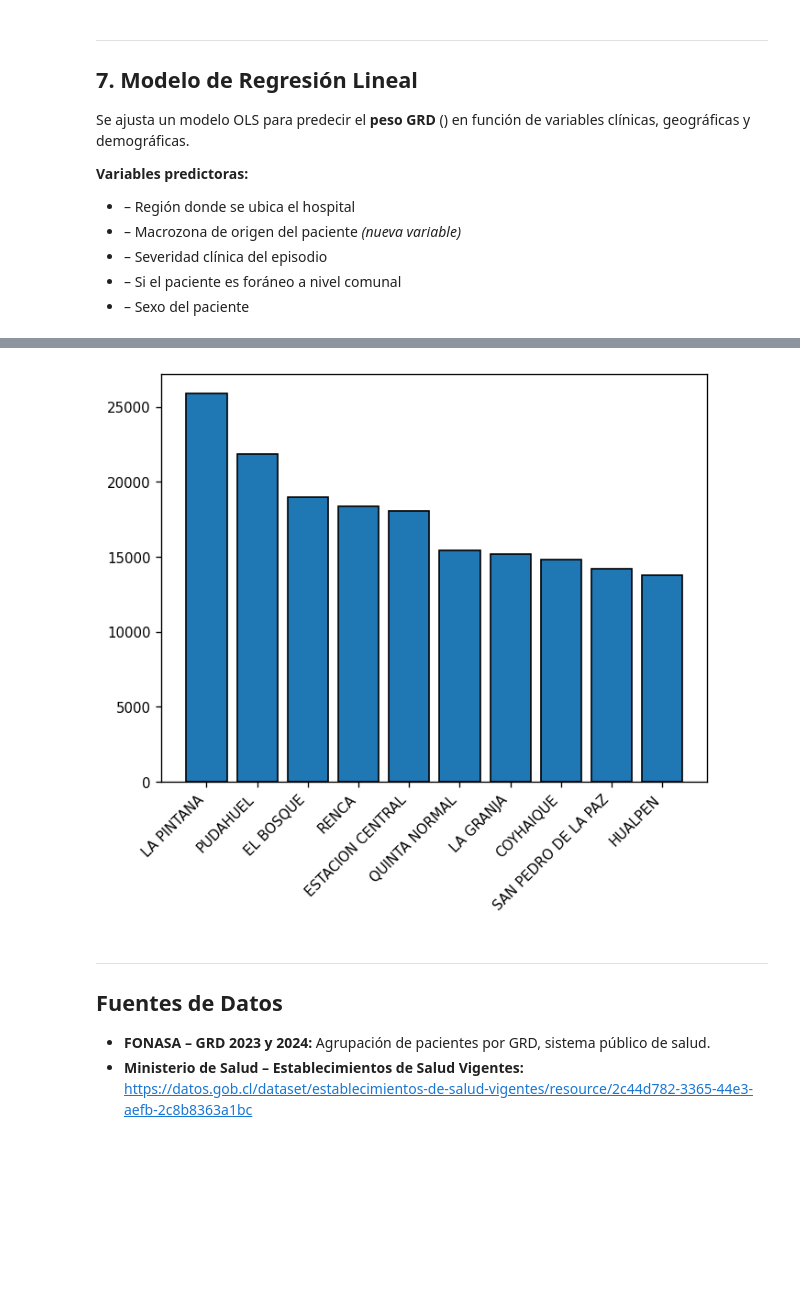
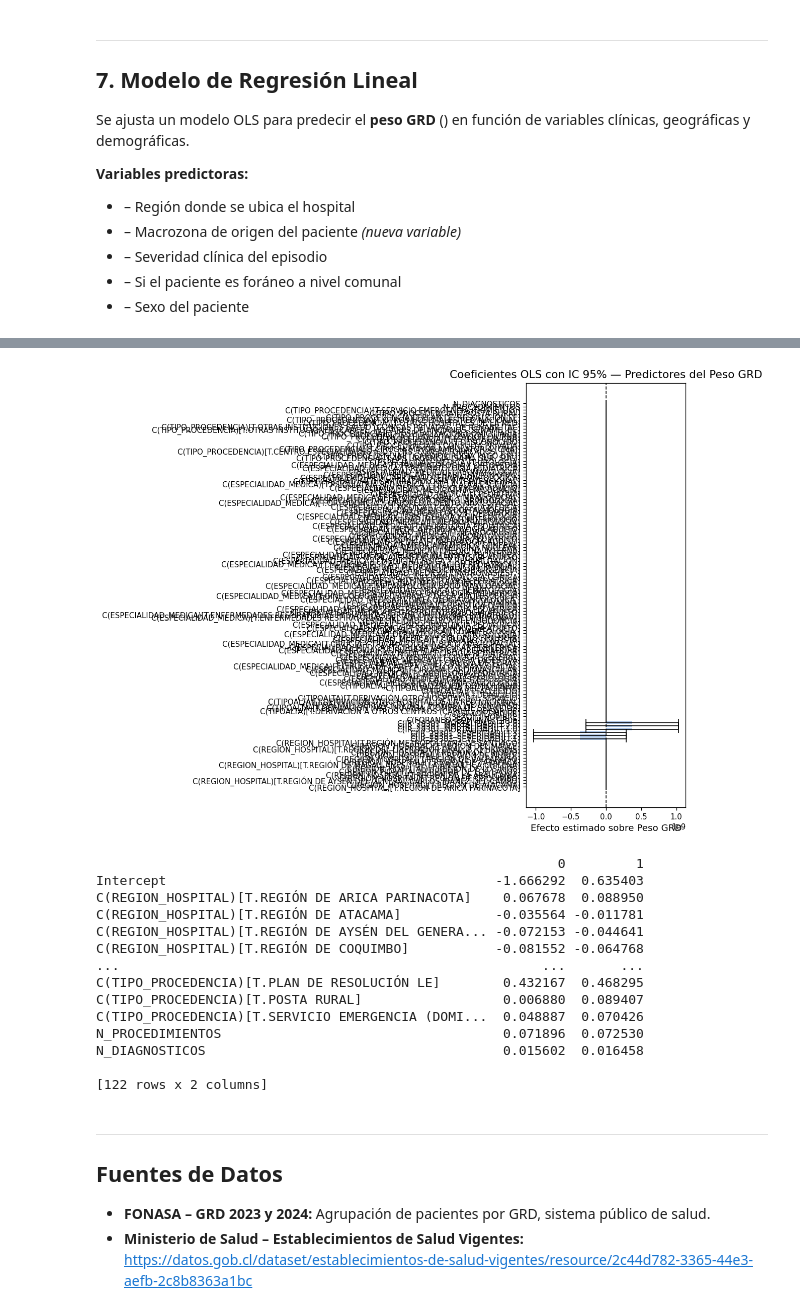
Before and after one commit to thenoeyedgirl/proyecto-GRD-Fonasa, a Jupyter notebook: Analisis_Grupo_5_v2.ipynb, the cells around one changed output, grey strips where cells are left out. Cells and saved outputs as stored; diff of their text form; code cells hidden in the pictures; blank space fills up the shorter version.

```diff
--- a/Analisis_Grupo_5_v2.ipynb
+++ b/Analisis_Grupo_5_v2.ipynb
@@ -738,8 +723,10 @@ de variables clínicas, geográficas y demográficas.
 -  – Sexo del paciente
 # %%
 # Eliminar filas con NaN en las variables del modelo
-vars_modelo = ["IR_29301_PESO", "REGION_HOSPITAL", "MACROZONA_HOSP",
-               "IR_29301_SEVERIDAD", "FORANEO_COMUNA", "SEXO"]
+vars_modelo = ["IR_29301_PESO", "REGION_HOSPITAL", "IR_29301_SEVERIDAD",
+               "IR_29301_MORTALIDAD", "FORANEO_COMUNA", "SEXO",
+               "TIPOALTA", "ESPECIALIDAD_MEDICA", "TIPO_PROCEDENCIA",
+               "N_PROCEDIMIENTOS", "N_DIAGNOSTICOS"]
 GRD_modelo = GRD_ALTA.dropna(subset=vars_modelo).copy()
 # Excluir macrozona desconocida
 GRD_modelo = GRD_modelo[GRD_modelo["MACROZONA_HOSP"] != "Desconocida"]
@@ -756,10 +743,13 @@ Norte           136622
 Sur             126748
 Austral          47332
 # %%
-train, test = train_test_split(GRD_modelo, test_size=0.30, random_state=42)
+train, test = train_test_split(GRD_modelo, test_size=0.05, random_state=42)
 
 modelo = smf.ols(
-    "IR_29301_PESO ~ C(MACROZONA_HOSP) + C(IR_29301_SEVERIDAD) + C(FORANEO_COMUNA) + C(SEXO)",
+    """IR_29301_PESO ~ C(REGION_HOSPITAL) + C(IR_29301_SEVERIDAD)
+                    + C(IR_29301_MORTALIDAD) + C(FORANEO_COMUNA) + C(SEXO)
+                    + C(TIPOALTA) + C(ESPECIALIDAD_MEDICA) + C(TIPO_PROCEDENCIA)
+                    + N_PROCEDIMIENTOS + N_DIAGNOSTICOS""",
     data=train
 ).fit()
 
@@ -801,9 +791,55 @@ Métricas de evaluación del modelo (conjunto de prueba):
-# %%
-plt.bar(comunas_foraneas["COMUNA_PAC"].head(10), comunas_foraneas["N_FORANEOS"].head(10), color=COLOR_MAIN, edgecolor="black")
-plt.xticks(rotation=45, ha="right")
-plt.show()
-# %% [output]
-[figure, removed]
+# %%
+# Extraer coeficientes e IC del modelo
+coef_df = pd.DataFrame({
+    "coef":    modelo.params,
+    "ic_low":  modelo.conf_int()[0],
+    "ic_high": modelo.conf_int()[1]
+}).drop("Intercept").reset_index()
+coef_df.columns = ["Variable", "Coef", "IC_Low", "IC_High"]
+
+# Filtrar solo variables significativas (opcional)
+coef_df["Sig"] = ~((coef_df["IC_Low"] < 0) & (coef_df["IC_High"] > 0))
+
+# Forest plot
+fig, ax = plt.subplots(figsize=(10, 8))
+colors = ["#d62728" if sig else "#aec7e8" for sig in coef_df["Sig"]]
+
+ax.barh(
+    coef_df["Variable"],
+    coef_df["Coef"],
+    xerr=[
+        coef_df["Coef"] - coef_df["IC_Low"],
+        coef_df["IC_High"] - coef_df["Coef"]
+    ],
+    color=colors,
+    capsize=4,
+    error_kw={"ecolor": "black", "elinewidth": 1}  # ← aquí va el fix
+)
+
+ax.axvline(0, color="black", linestyle="--", lw=1)
+ax.set_title("Coeficientes OLS con IC 95% — Predictores del Peso GRD")
+ax.set_xlabel("Efecto estimado sobre Peso GRD")
+plt.tight_layout()
+plt.show()
+
+# También como tabla
+print(modelo.conf_int())
+# %% [output]
+[figure, added]
+                                                           0         1
+Intercept                                          -1.666292  0.635403
+C(REGION_HOSPITAL)[T.REGIÓN DE ARICA PARINACOTA]    0.067678  0.088950
+C(REGION_HOSPITAL)[T.REGIÓN DE ATACAMA]            -0.035564 -0.011781
+C(REGION_HOSPITAL)[T.REGIÓN DE AYSÉN DEL GENERA... -0.072153 -0.044641
+C(REGION_HOSPITAL)[T.REGIÓN DE COQUIMBO]           -0.081552 -0.064768
+...                                                      ...       ...
+C(TIPO_PROCEDENCIA)[T.PLAN DE RESOLUCIÓN LE]        0.432167  0.468295
+C(TIPO_PROCEDENCIA)[T.POSTA RURAL]                  0.006880  0.089407
+C(TIPO_PROCEDENCIA)[T.SERVICIO EMERGENCIA (DOMI...  0.048887  0.070426
+N_PROCEDIMIENTOS                                    0.071896  0.072530
+N_DIAGNOSTICOS                                      0.015602  0.016458
+
+[122 rows x 2 columns]
 # %% [markdown]
 ---
 ## Fuentes de Datos
```
Also changed, not shown: parts of 11 cells of this notebook.
